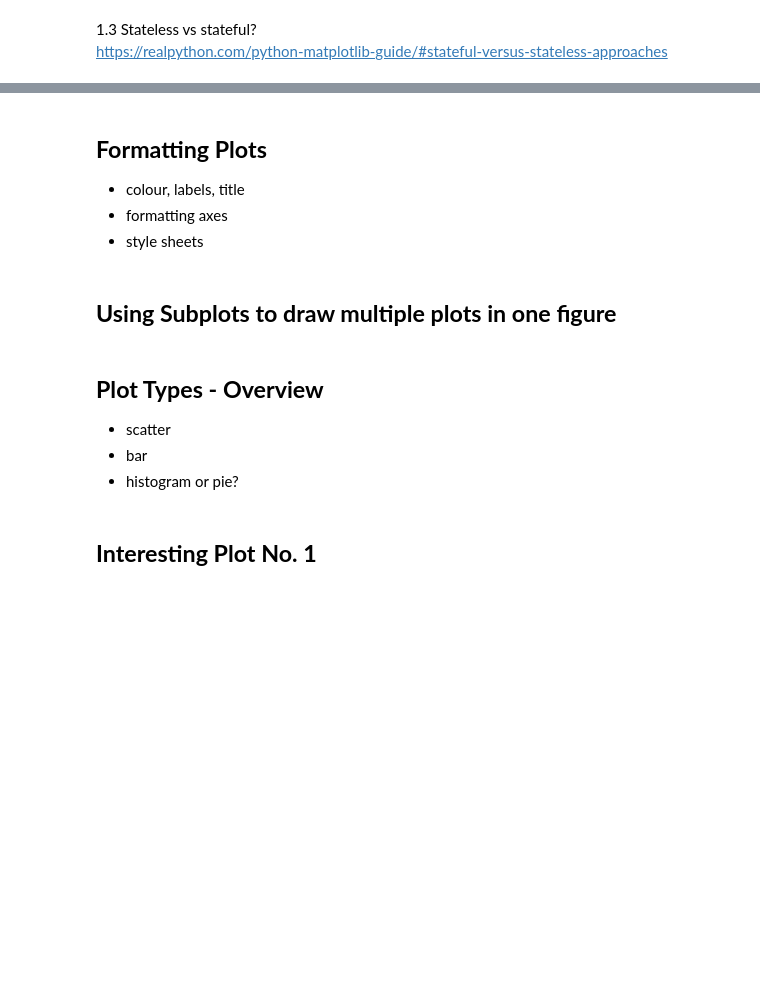
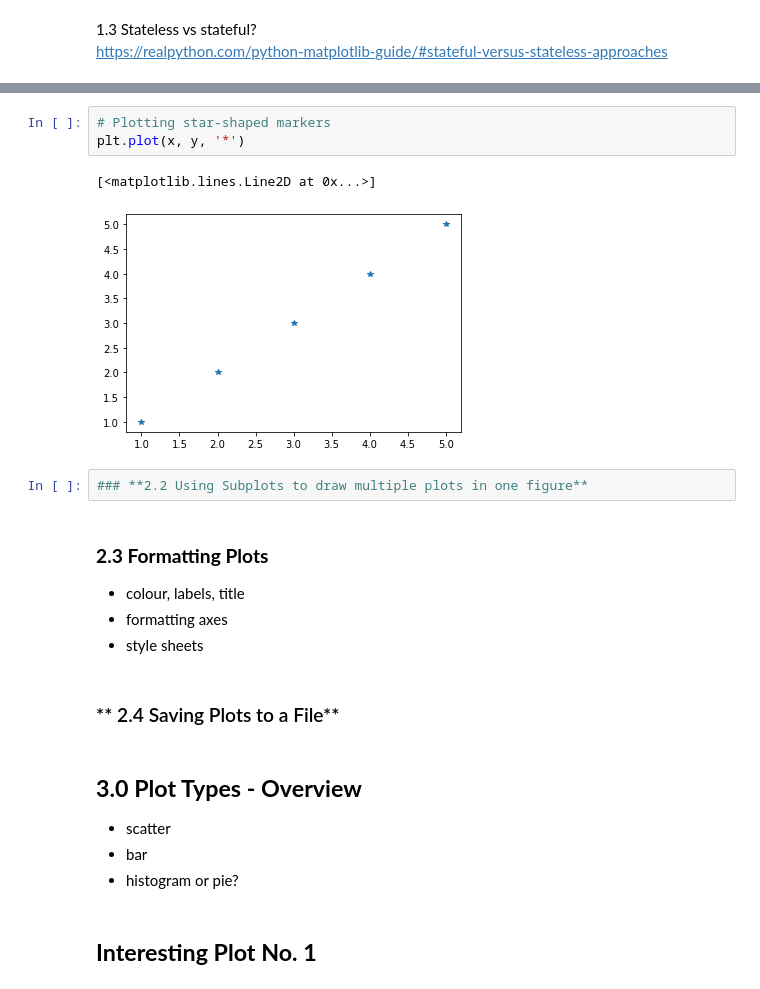
Before and after one commit to ssteffens/fundamentals-data-analysis-assessment, a Jupyter notebook: pyplot.ipynb, the cells around one changed output, grey strips where cells are left out. Drawn from its saved outputs; the diff is of its cells as text; blank space fills up the shorter version.

```diff
--- a/pyplot.ipynb
+++ b/pyplot.ipynb
@@ -52,12 +94,20 @@ https://matplotlib.org/stable/tutorials/introductory/usage.html
+# %%
+# Plotting star-shaped markers
+plt.plot(x, y, '*')
+# %% [output]
+[<matplotlib.lines.Line2D at 0x...>]
+[figure, added]
+# %%
+### **2.2 Using Subplots to draw multiple plots in one figure**
 # %% [markdown]
-## **Formatting Plots**
+### **2.3 Formatting Plots**
 - colour, labels, title
 - formatting axes
 -  style sheets
-# %% [markdown]
-## **Using Subplots to draw multiple plots in one figure**
+# %% [markdown]
+### ** 2.4 Saving Plots to a File**
 # %% [markdown]
-## **Plot Types - Overview**
+## **3.0 Plot Types - Overview**
 - scatter
 - bar
 - histogram or pie?
```
Also changed, not shown: parts of 8 cells of this notebook.
